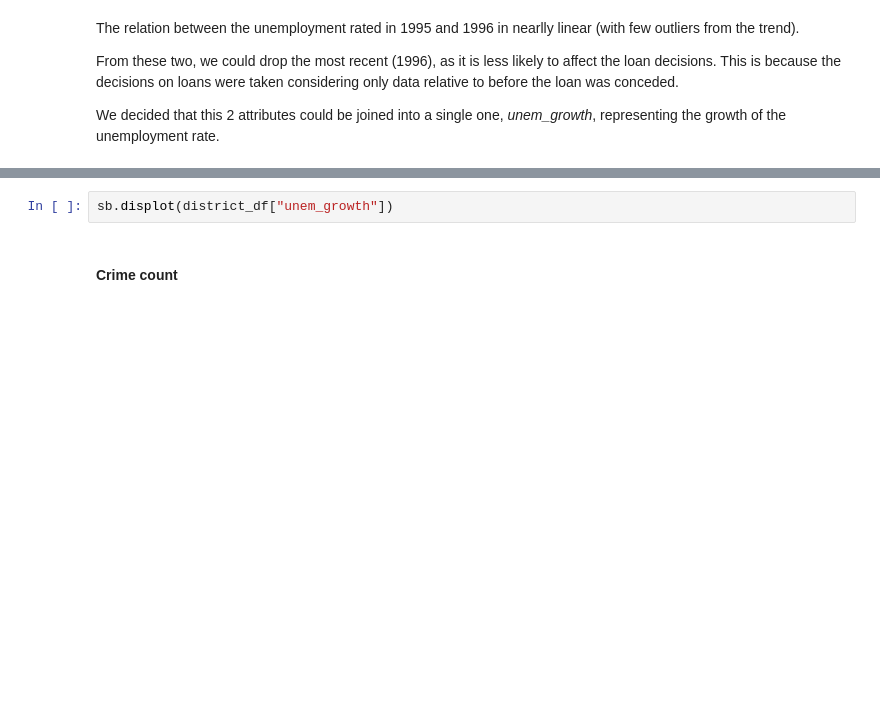
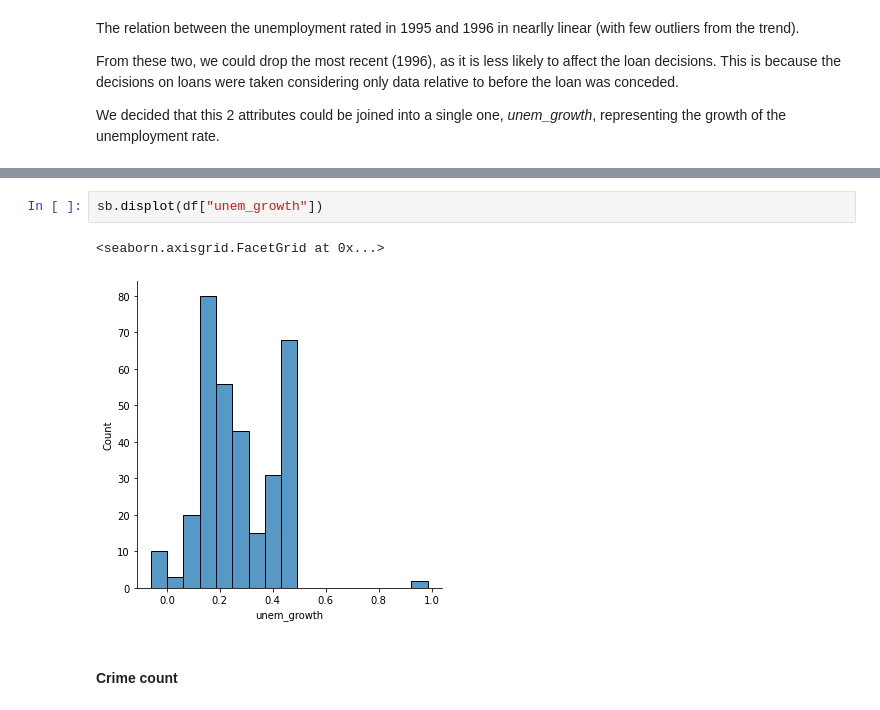
Before and after one commit to JoaoCostaIFG/AC, a Jupyter notebook: Banking.ipynb, the cells around one changed output, grey strips where cells are left out. Saved outputs shown, nothing was run; the diff lists cells and outputs as text; blank space fills up the shorter version.

```diff
--- a/Banking.ipynb
+++ b/Banking.ipynb
@@ -1000,5 +1015,8 @@ district_df.drop(["unemp_rate_95", "unemp_rate_96"], axis=1, inplace=True)
 # %%
-sb.displot(district_df["unem_growth"])
+sb.displot(df["unem_growth"])
+# %% [output]
+<seaborn.axisgrid.FacetGrid at 0x...>
+[figure, added]
 # %% [markdown]
 #### Crime count
 # %%
```
Also changed, not shown: parts of 31 cells of this notebook.
